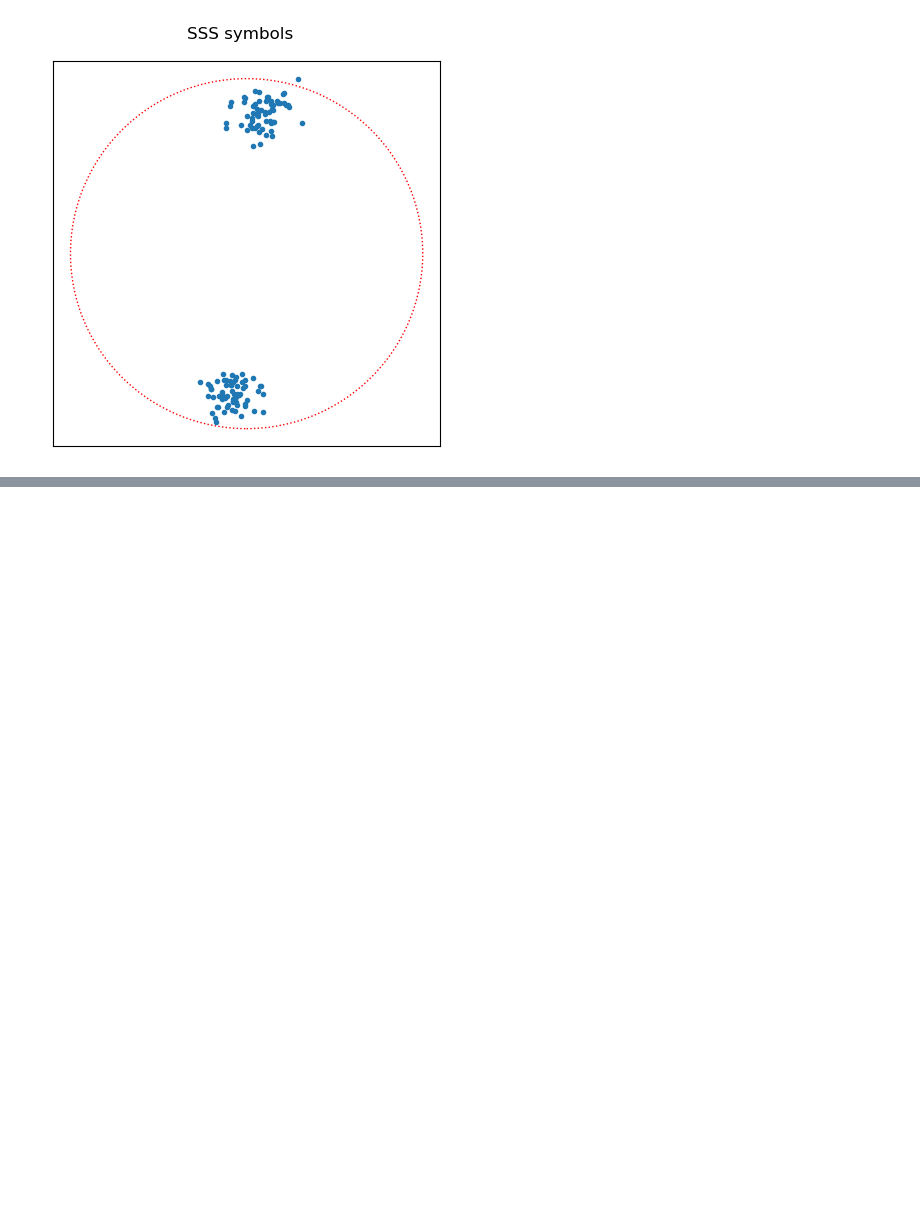
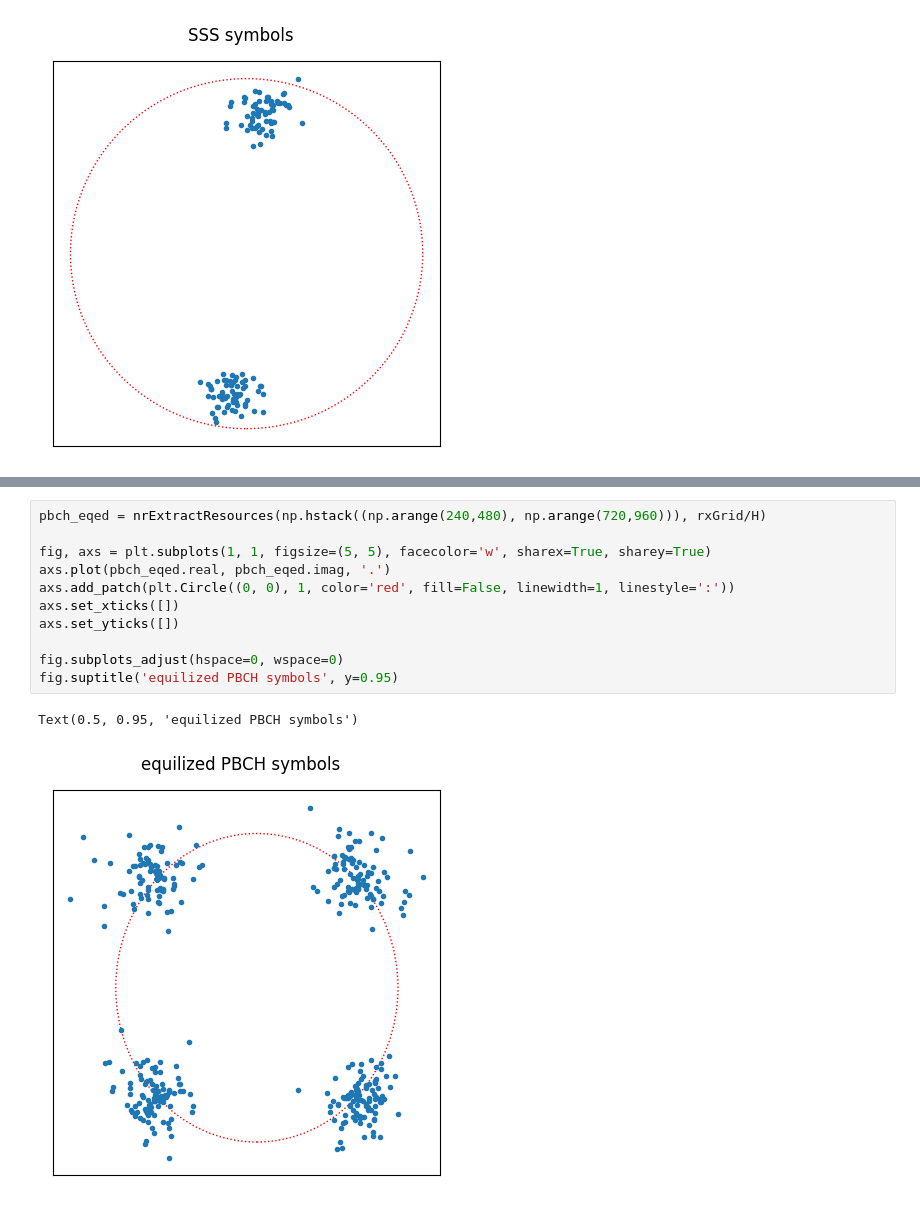
Before and after one commit to catkira/5G_experiments, a Jupyter notebook: test_py3gpp.ipynb, the cells around one changed output, grey strips where cells are left out. Drawn from its saved outputs; the diff is of its cells as text; blank space fills up the shorter version.

```diff
--- a/test_py3gpp.ipynb
+++ b/test_py3gpp.ipynb
@@ -162,0 +187,14 @@ plt.show()
+# %%
+pbch_eqed = nrExtractResources(np.hstack((np.arange(240,480), np.arange(720,960))), rxGrid/H)
+
+fig, axs = plt.subplots(1, 1, figsize=(5, 5), facecolor='w', sharex=True, sharey=True)
+axs.plot(pbch_eqed.real, pbch_eqed.imag, '.')
+axs.add_patch(plt.Circle((0, 0), 1, color='red', fill=False, linewidth=1, linestyle=':'))
+axs.set_xticks([])
+axs.set_yticks([])
+
+fig.subplots_adjust(hspace=0, wspace=0)
+fig.suptitle('equilized PBCH symbols', y=0.95)
+# %% [output]
+Text(0.5, 0.95, 'equilized PBCH symbols')
+[figure, added]
```
Also changed, not shown: parts of 7 cells of this notebook, 1 other file.
